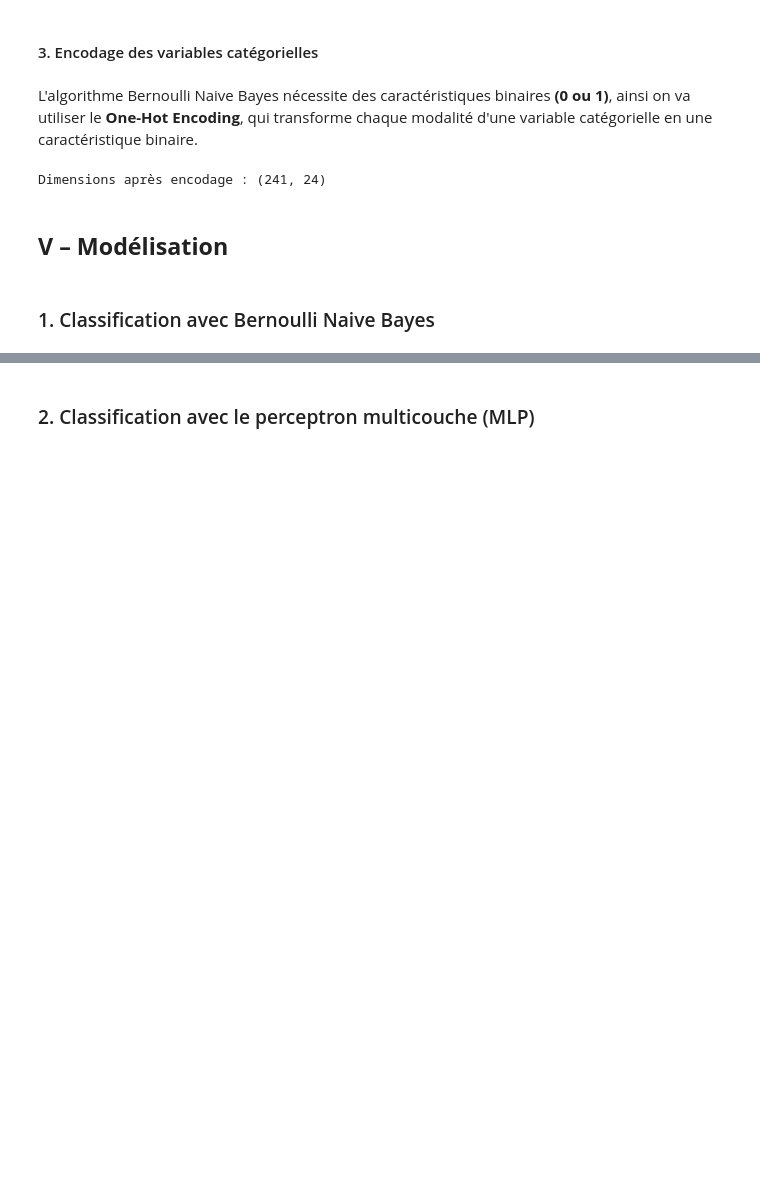
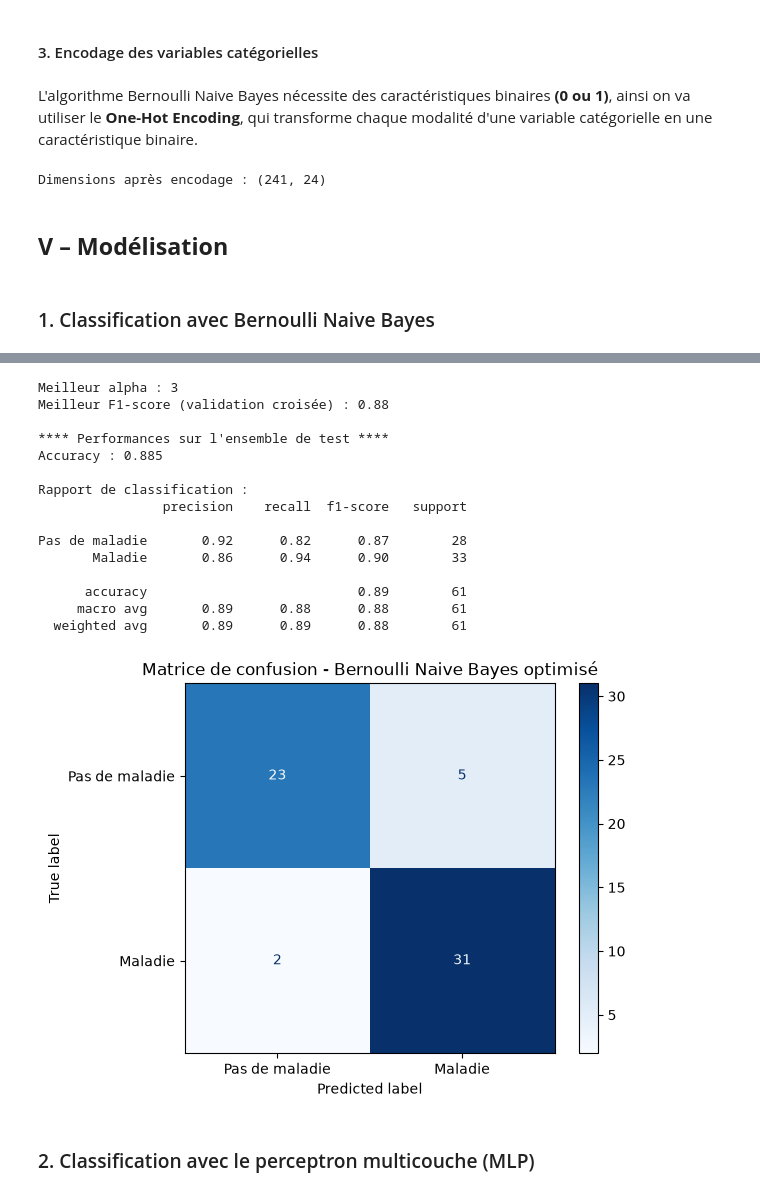
Before and after one commit to keinlarry/Cardiovascular-Disease-Prediction, a Jupyter notebook: notebook/Cardiovascular-Disease-Prediction.ipynb, the cells around one changed output, grey strips where cells are left out. Saved outputs shown, nothing was run; the diff lists cells and outputs as text; code cells hidden in the pictures; blank space fills up the shorter version.

```diff
--- a/notebook/Cardiovascular-Disease-Prediction.ipynb
+++ b/notebook/Cardiovascular-Disease-Prediction.ipynb
@@ -315,2 +333,67 @@ Dimensions après encodage : (241, 24)
+# %%
+# 1. Recherche du meilleur hyperparamètre alpha
+param_grid = {
+    "alpha": [0.01, 0.1, 0.5, 1, 2, 3, 5]
+}
+
+grid_bnb = GridSearchCV(
+    estimator=BernoulliNB(),
+    param_grid=param_grid,
+    cv=5,
+    scoring="f1",
+    n_jobs=-1
+)
+
+# 2. Entraînement et validation croisée
+grid_bnb.fit(X_train_encoded, y_train)
+
+print("Meilleur alpha :", grid_bnb.best_params_["alpha"])
+print("Meilleur F1-score (validation croisée) :",
+      round(grid_bnb.best_score_, 3))
+
+# 3. Récupération du meilleur modèle
+model_bnb = grid_bnb.best_estimator_
+
+# 4. Prédictions sur l'ensemble de test
+y_pred_bnb = model_bnb.predict(X_test_encoded)
+
+# 5. Évaluation des performances
+print("\n**** Performances sur l'ensemble de test ****")
+print("Accuracy :", round(accuracy_score(y_test, y_pred_bnb), 3))
+
+print("\nRapport de classification :")
+print(classification_report(
+    y_test,
+    y_pred_bnb,
+    target_names=["Pas de maladie", "Maladie"]
+))
+
+# 6. Matrice de confusion
+ConfusionMatrixDisplay.from_predictions(
+    y_test,
+    y_pred_bnb,
+    display_labels=["Pas de maladie", "Maladie"],
+    cmap="Blues"
+)
+
+plt.title("Matrice de confusion - Bernoulli Naive Bayes optimisé")
+plt.show()
+# %% [output]
+Meilleur alpha : 3
+Meilleur F1-score (validation croisée) : 0.88
+
+**** Performances sur l'ensemble de test ****
+Accuracy : 0.885
+
+Rapport de classification :
+                precision    recall  f1-score   support
+
+Pas de maladie       0.92      0.82      0.87        28
+       Maladie       0.86      0.94      0.90        33
+
+      accuracy                           0.89        61
+     macro avg       0.89      0.88      0.88        61
+  weighted avg       0.89      0.89      0.88        61
+[figure, added]
 # %% [markdown]
 ### 2. Classification avec le perceptron multicouche (MLP)
```
Also changed, not shown: parts of 5 cells of this notebook.
